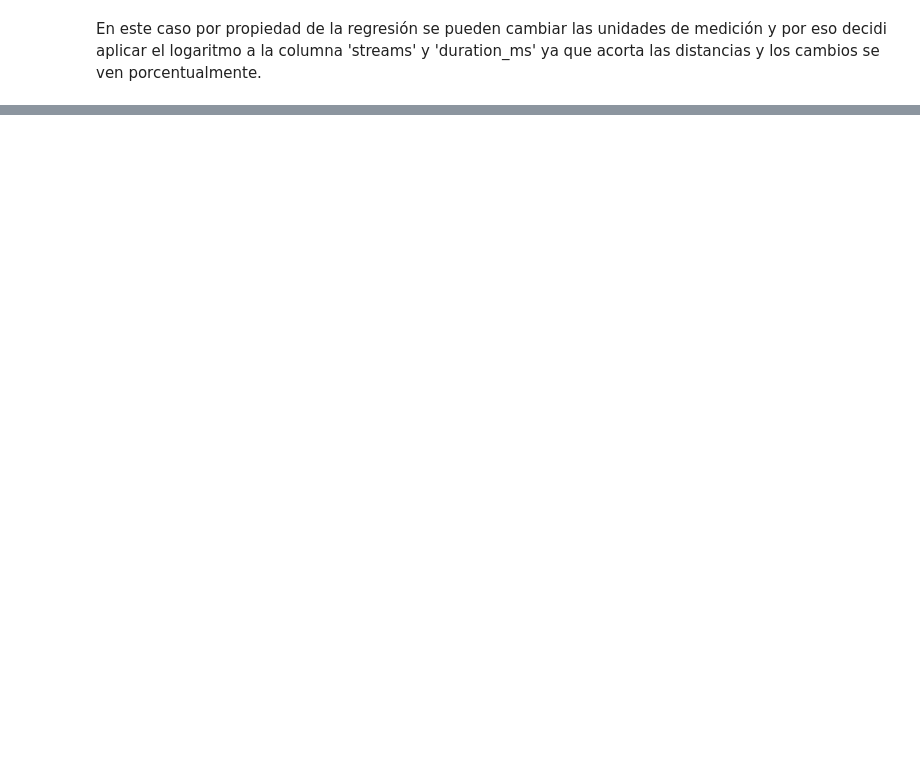
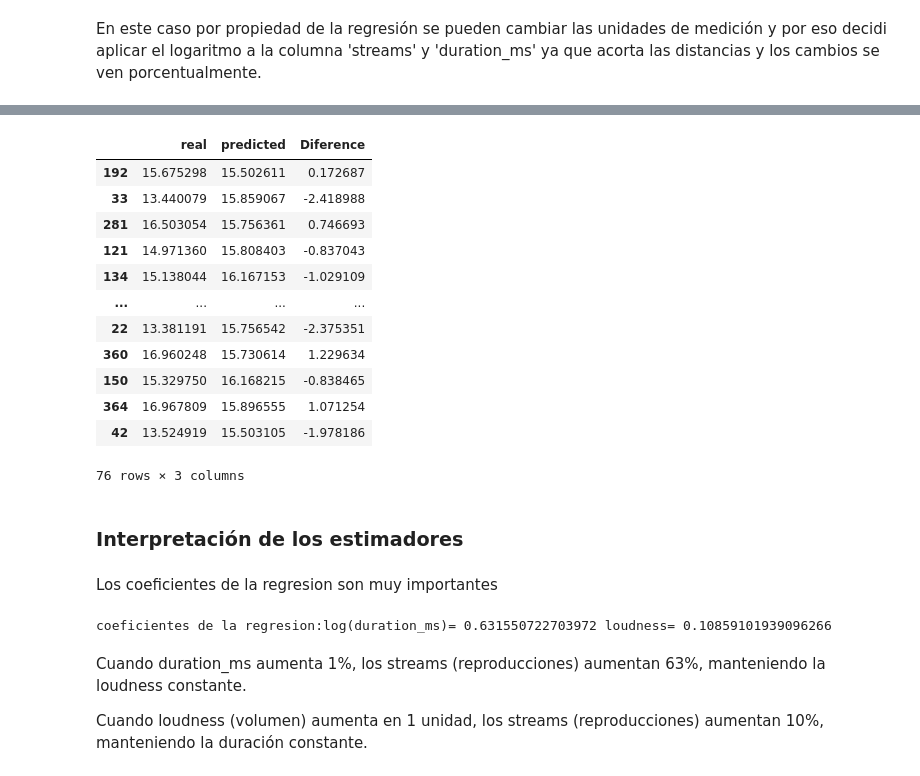
Before and after one commit to JesusRosales1309/Spoty-project, a Jupyter notebook: notebooks/Todo_en_uno.ipynb, the cells around one changed output, grey strips where cells are left out. Cells and saved outputs as stored; diff of their text form; code cells hidden in the pictures; blank space fills up the shorter version.

```diff
--- a/notebooks/Todo_en_uno.ipynb
+++ b/notebooks/Todo_en_uno.ipynb
@@ -440,0 +493,18 @@ pred_y_df[100:110]
+# %%
+pd.DataFrame({'real':val['logstreams'], 'predicted':val_pred,'Diference':val['logstreams']-val_pred})
+# %% [output]
+|  | real | predicted | Diference |
+| 192 | 15.675298 | 15.502611 | 0.172687 |
+| 33 | 13.440079 | 15.859067 | -2.418988 |
+| 281 | 16.503054 | 15.756361 | 0.746693 |
+| 121 | 14.971360 | 15.808403 | -0.837043 |
+| 134 | 15.138044 | 16.167153 | -1.029109 |
+| ... | ... | ... | ... |
+| 22 | 13.381191 | 15.756542 | -2.375351 |
+| 360 | 16.960248 | 15.730614 | 1.229634 |
+| 150 | 15.329750 | 16.168215 | -0.838465 |
+| 364 | 16.967809 | 15.896555 | 1.071254 |
+| 42 | 13.524919 | 15.503105 | -1.978186 |
+76 rows × 3 columns
+# %% [markdown]
+### Interpretación de los estimadores
@@ -440,0 +514,11 @@ pred_y_df[100:110]
+# %% [markdown]
+Los coeficientes de la regresion son muy importantes
+# %%
+print("coeficientes de la regresion:log(duration_ms)=",lr.coef_[0],"loudness=",lr.coef_[1])
+# %% [output]
+coeficientes de la regresion:log(duration_ms)= 0.631550722703972 loudness= 0.10859101939096266
+# %% [markdown]
+Cuando duration_ms aumenta 1%, los streams (reproducciones) aumentan 63%, manteniendo la
+loudness constante.
+
+Cuando loudness (volumen) aumenta en 1 unidad, los streams (reproducciones) aumentan 10%, manteniendo la duración constante.
```
Also changed, not shown: parts of 71 cells of this notebook, 1 other file.
